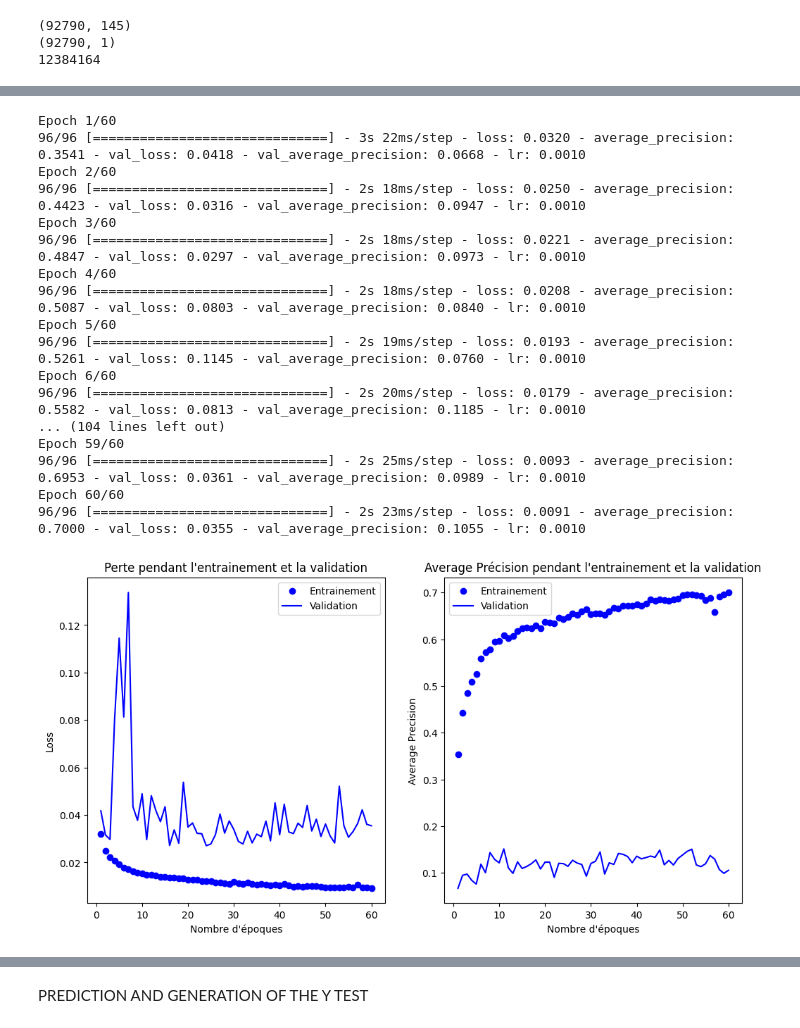
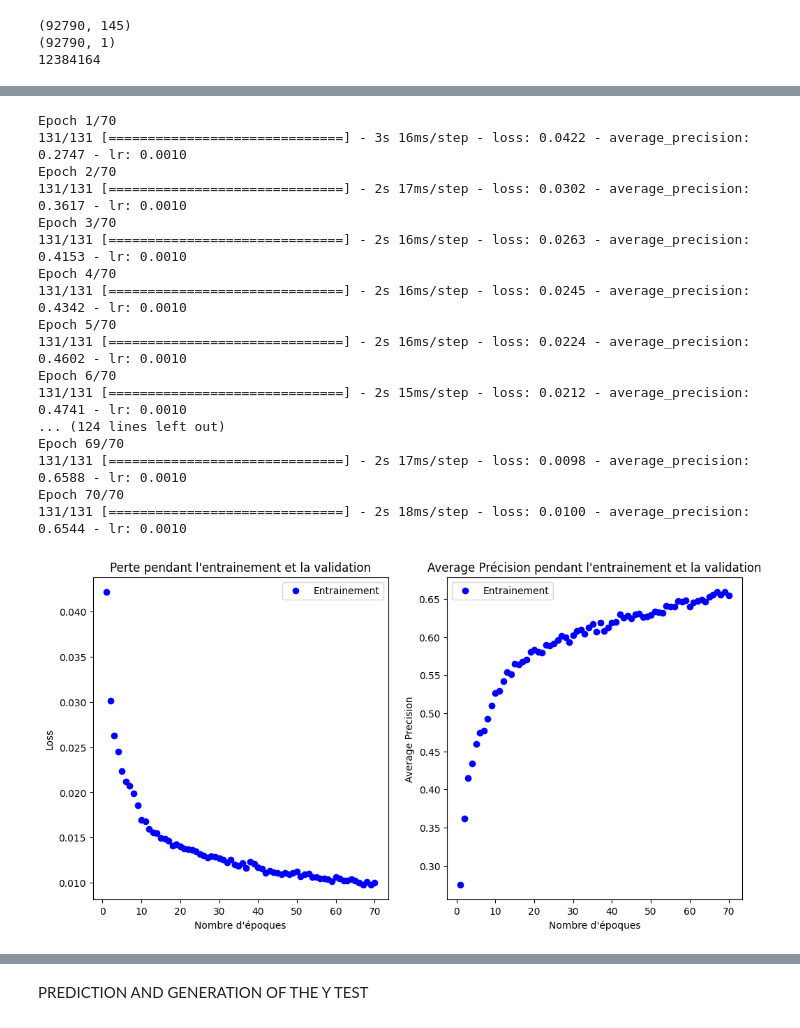
Before and after one commit to sergio-ar18/Challenge_data_BNP, a Jupyter notebook: Challenge.ipynb, the cells around one changed output, grey strips where cells are left out. Cells and saved outputs as stored; diff of their text form; code cells hidden in the pictures.

```diff
--- a/Challenge.ipynb
+++ b/Challenge.ipynb
@@ -3,7 +3,7 @@ import pandas as pd
 import numpy as np
 # %%
 dataframe = pd.read_csv('X_train_G3tdtEn.csv')
-test_Dataframe = pd.read_csv('/content/drive/MyDrive/Colab Notebooks/Challenge_data_BNP/X_test_8skS2ey.csv')
+test_Dataframe = pd.read_csv('X_test_8skS2ey.csv')
 data_Y = pd.read_csv('Y_train_2_XPXJDyy.csv')
 
 df = dataframe.copy()
@@ -17,7 +17,6 @@ list_dic_map = []
 for col in df.columns:
     if df[col].dtypes == object:
         list_col_object.append(col)
-
 
 for count in range(0,4):
 
@@ -79,12 +82,8 @@ dataX_imp = constant_imputer.fit_transform(dataX)
 scaler = MinMaxScaler(feature_range=(0, 1))
 dataX_n = scaler.fit_transform(dataX_imp)
 
-# split of data for training and test
+# Split of the data for validation set
 
-training_input_temp,test_input,training_output_temp,test_output = train_test_split(dataX_n, dataY, test_size=0.1)
+# training_input_t,val_input,training_output_t,val_output = train_test_split(dataX_n, data_Y, test_size=0.2)
 
-# Split of the data for validation and training set
-
-training_input_t,val_input,training_output_t,val_output = train_test_split(training_input_temp, training_output_temp, test_size=0.222)
-
-# training_input,val_input,training_output,val_output = train_test_split(training_input_temp, training_output_temp, test_size=0.222)
+training_input_t,training_output_t = dataX_n,data_Y
@@ -394,33 +296,29 @@ model.compile(optimizer='adam',
 
 weights = {0:1, 1:1} # 7 Label (1) have 100 times more importance in the learning than label (0)
 # %%
-history1 = model.fit(training_input,training_output,batch_size=800,epochs=60,
-                    shuffle=True,callbacks=my_lr_scheduler,class_weight=weights,validation_data=(val_input,val_output))
+# history1 = model.fit(training_input,training_output,batch_size=800,epochs=60,
+#                     shuffle=True,callbacks=my_lr_scheduler,class_weight=weights,validation_data=(val_input,val_output))
 
-# history1 = model.fit(training_input,training_output,batch_size=800,epochs=150,
-#                     shuffle=True,callbacks=my_lr_scheduler,validation_data=(val_input,val_output))
-
-
-# history1 = model.fit(training_input,training_output,batch_size=600,epochs=50,
-#                     shuffle=True,callbacks=my_lr_scheduler,validation_data=(val_input,val_output))
+history1 = model.fit(training_input,training_output,batch_size=800,epochs=70,
+                    shuffle=True,callbacks=my_lr_scheduler,class_weight=weights)
 # %% [output]
-Epoch 1/60
-96/96 [==============================] - 3s 22ms/step - loss: 0.0320 - average_precision: 0.3541 - val_loss: 0.0418 - val_average_precision: 0.0668 - lr: 0.0010
-Epoch 2/60
-96/96 [==============================] - 2s 18ms/step - loss: 0.0250 - average_precision: 0.4423 - val_loss: 0.0316 - val_average_precision: 0.0947 - lr: 0.0010
-Epoch 3/60
-96/96 [==============================] - 2s 18ms/step - loss: 0.0221 - average_precision: 0.4847 - val_loss: 0.0297 - val_average_precision: 0.0973 - lr: 0.0010
-Epoch 4/60
-96/96 [==============================] - 2s 18ms/step - loss: 0.0208 - average_precision: 0.5087 - val_loss: 0.0803 - val_average_precision: 0.0840 - lr: 0.0010
-Epoch 5/60
-96/96 [==============================] - 2s 19ms/step - loss: 0.0193 - average_precision: 0.5261 - val_loss: 0.1145 - val_average_precision: 0.0760 - lr: 0.0010
-Epoch 6/60
-96/96 [==============================] - 2s 20ms/step - loss: 0.0179 - average_precision: 0.5582 - val_loss: 0.0813 - val_average_precision: 0.1185 - lr: 0.0010
-... (104 lines left out)
-Epoch 59/60
-96/96 [==============================] - 2s 25ms/step - loss: 0.0093 - average_precision: 0.6953 - val_loss: 0.0361 - val_average_precision: 0.0989 - lr: 0.0010
-Epoch 60/60
-96/96 [==============================] - 2s 23ms/step - loss: 0.0091 - average_precision: 0.7000 - val_loss: 0.0355 - val_average_precision: 0.1055 - lr: 0.0010
+Epoch 1/70
+131/131 [==============================] - 3s 16ms/step - loss: 0.0422 - average_precision: 0.2747 - lr: 0.0010
+Epoch 2/70
+131/131 [==============================] - 2s 17ms/step - loss: 0.0302 - average_precision: 0.3617 - lr: 0.0010
+Epoch 3/70
+131/131 [==============================] - 2s 16ms/step - loss: 0.0263 - average_precision: 0.4153 - lr: 0.0010
+Epoch 4/70
+131/131 [==============================] - 2s 16ms/step - loss: 0.0245 - average_precision: 0.4342 - lr: 0.0010
+Epoch 5/70
+131/131 [==============================] - 2s 16ms/step - loss: 0.0224 - average_precision: 0.4602 - lr: 0.0010
+Epoch 6/70
+131/131 [==============================] - 2s 15ms/step - loss: 0.0212 - average_precision: 0.4741 - lr: 0.0010
+... (124 lines left out)
+Epoch 69/70
+131/131 [==============================] - 2s 17ms/step - loss: 0.0098 - average_precision: 0.6588 - lr: 0.0010
+Epoch 70/70
+131/131 [==============================] - 2s 18ms/step - loss: 0.0100 - average_precision: 0.6544 - lr: 0.0010
 # %%
 # Visualization of the model
 
@@ -428,35 +326,35 @@ import matplotlib.pyplot as plt
 
 # plot fonction perte
 
 loss=history1.history['loss']
 
-val_loss = history1.history['val_loss']
+# val_loss = history1.history['val_loss']
 epochs = range(1,len(loss)+1)
 
 plt.figure(figsize=(12,6))
 
 
 plt.subplot(1,2,1)
 plt.plot(epochs, loss, 'bo', label = 'Entrainement')
-plt.plot(epochs, val_loss, 'b', label='Validation')
+# plt.plot(epochs, val_loss, 'b', label='Validation')
 plt.title('Perte pendant l\'entrainement et la validation')
 plt.xlabel('Nombre d\'époques')
 plt.ylabel('Loss')
 plt.legend()
 
 # plot precision du model
 
 avp = history1.history['average_precision']
-val_avp = history1.history['val_average_precision']
+# val_avp = history1.history['val_average_precision']
 
 plt.subplot(1,2,2)
 plt.plot(epochs,avp,'bo',label='Entrainement')
-plt.plot(epochs, val_avp, 'b', label='Validation')
+# plt.plot(epochs, val_avp, 'b', label='Validation')
 plt.title('Average Précision pendant l\'entrainement et la validation')
 plt.xlabel('Nombre d\'époques')
 plt.ylabel('Average Precision')
 plt.legend()
 plt.savefig('loss_accuracy_model.jpg')
 plt.show()
 # %% [output]
-[figure, old version]
+[figure, new version]
```
Also changed, not shown: parts of 18 cells of this notebook, 1 other file.
